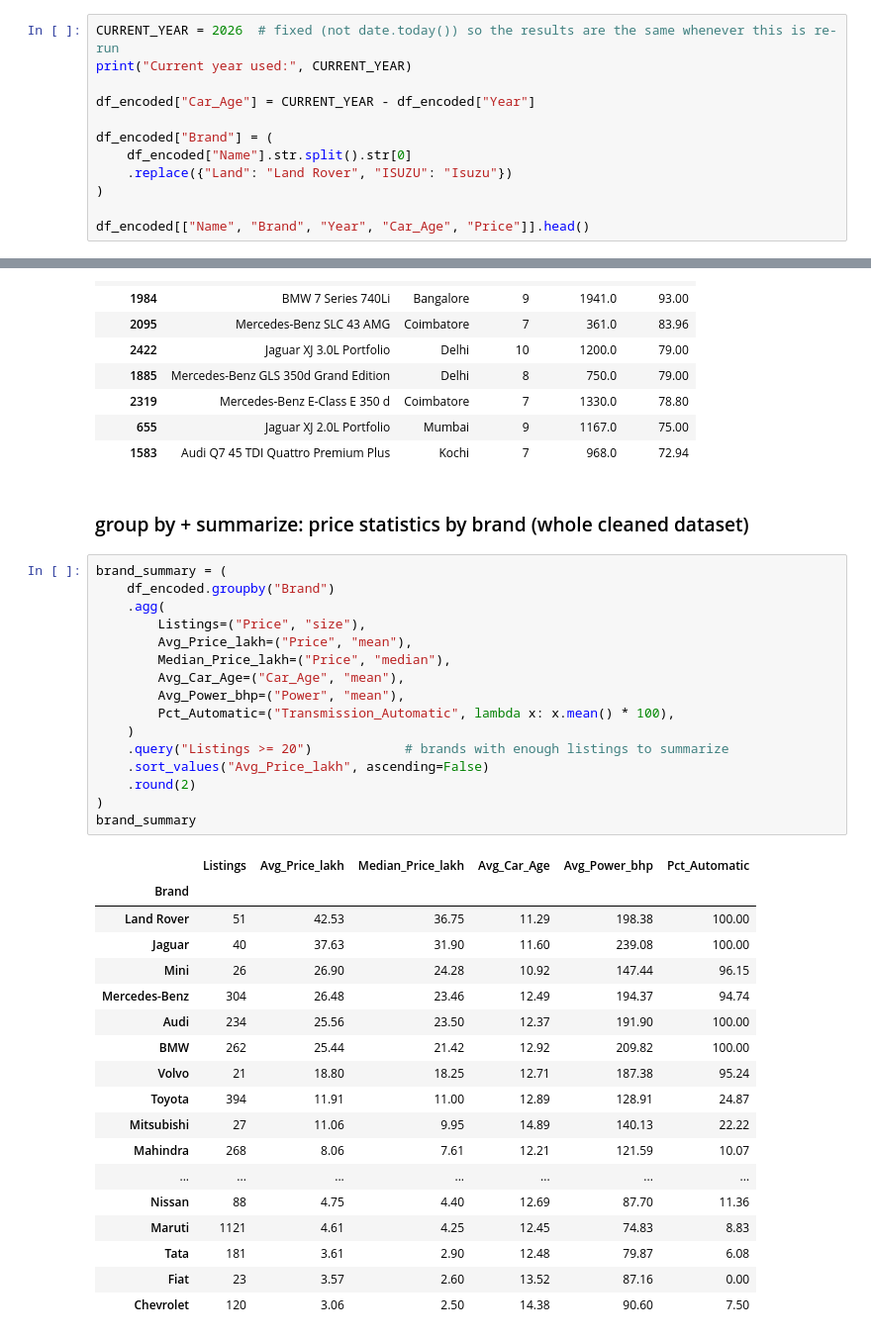
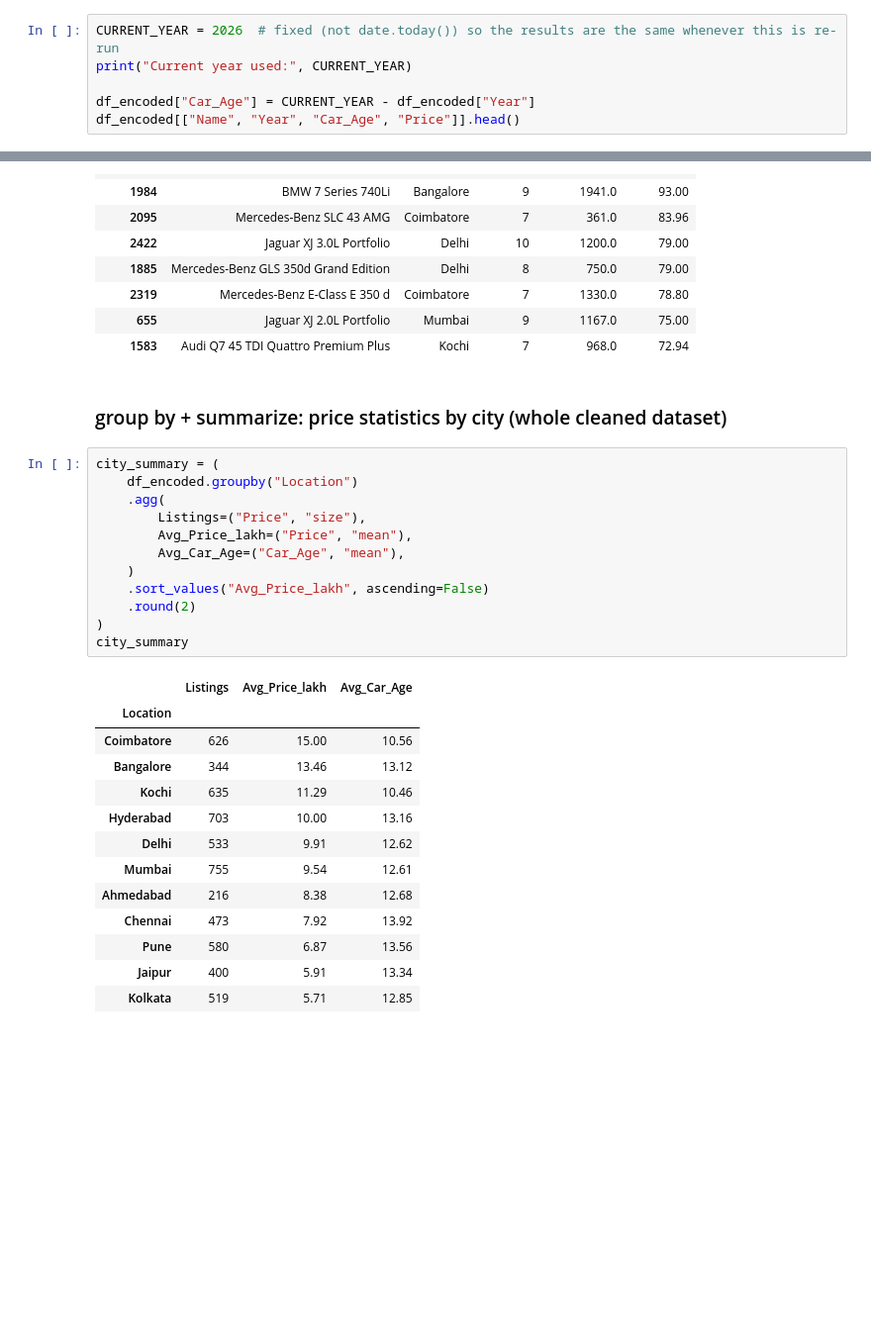
Before and after one commit to philpos1/Assignment-2, a Jupyter notebook: Q1_Used_Cars/notebooks/Q1_Used_Cars_Data_Prep.ipynb, the cells around one changed output, grey strips where cells are left out. Shown at 99% size. Drawn from its saved outputs; the diff is of its cells as text; blank space fills up the shorter version.

```diff
--- a/Q1_Used_Cars/notebooks/Q1_Used_Cars_Data_Prep.ipynb
+++ b/Q1_Used_Cars/notebooks/Q1_Used_Cars_Data_Prep.ipynb
@@ -315,12 +259,6 @@ CURRENT_YEAR = 2026  # fixed (not date.today()) so the results are the same when
 print("Current year used:", CURRENT_YEAR)
 
 df_encoded["Car_Age"] = CURRENT_YEAR - df_encoded["Year"]
-
-df_encoded["Brand"] = (
-    df_encoded["Name"].str.split().str[0]
-    .replace({"Land": "Land Rover", "ISUZU": "Isuzu"})
-)
-
-df_encoded[["Name", "Brand", "Year", "Car_Age", "Price"]].head()
+df_encoded[["Name", "Year", "Car_Age", "Price"]].head()
 # %% [output]
 Current year used: 2026
@@ -436,39 +362,30 @@ arranged[["Name", "Location", "Car_Age", "Km_per_Year", "Price_lakh"]].head(10)
 | 655 | Jaguar XJ 2.0L Portfolio | Mumbai | 9 | 1167.0 | 75.00 |
 | 1583 | Audi Q7 45 TDI Quattro Premium Plus | Kochi | 7 | 968.0 | 72.94 |
 # %% [markdown]
-### group by + summarize: price statistics by brand (whole cleaned dataset)
+### group by + summarize: price statistics by city (whole cleaned dataset)
 # %%
-brand_summary = (
-    df_encoded.groupby("Brand")
+city_summary = (
+    df_encoded.groupby("Location")
     .agg(
         Listings=("Price", "size"),
         Avg_Price_lakh=("Price", "mean"),
-        Median_Price_lakh=("Price", "median"),
         Avg_Car_Age=("Car_Age", "mean"),
-        Avg_Power_bhp=("Power", "mean"),
-        Pct_Automatic=("Transmission_Automatic", lambda x: x.mean() * 100),
     )
-    .query("Listings >= 20")            # brands with enough listings to summarize
     .sort_values("Avg_Price_lakh", ascending=False)
     .round(2)
 )
-brand_summary
+city_summary
 # %% [output]
-|  | Listings | Avg_Price_lakh | Median_Price_lakh | Avg_Car_Age | Avg_Power_bhp | Pct_Automatic |
-| Brand |  |  |  |  |  |  |
-| Land Rover | 51 | 42.53 | 36.75 | 11.29 | 198.38 | 100.00 |
-| Jaguar | 40 | 37.63 | 31.90 | 11.60 | 239.08 | 100.00 |
-| Mini | 26 | 26.90 | 24.28 | 10.92 | 147.44 | 96.15 |
-| Mercedes-Benz | 304 | 26.48 | 23.46 | 12.49 | 194.37 | 94.74 |
-| Audi | 234 | 25.56 | 23.50 | 12.37 | 191.90 | 100.00 |
-| BMW | 262 | 25.44 | 21.42 | 12.92 | 209.82 | 100.00 |
-| Volvo | 21 | 18.80 | 18.25 | 12.71 | 187.38 | 95.24 |
-| Toyota | 394 | 11.91 | 11.00 | 12.89 | 128.91 | 24.87 |
-| Mitsubishi | 27 | 11.06 | 9.95 | 14.89 | 140.13 | 22.22 |
-| Mahindra | 268 | 8.06 | 7.61 | 12.21 | 121.59 | 10.07 |
-| ... | ... | ... | ... | ... | ... | ... |
-| Nissan | 88 | 4.75 | 4.40 | 12.69 | 87.70 | 11.36 |
-| Maruti | 1121 | 4.61 | 4.25 | 12.45 | 74.83 | 8.83 |
-| Tata | 181 | 3.61 | 2.90 | 12.48 | 79.87 | 6.08 |
-| Fiat | 23 | 3.57 | 2.60 | 13.52 | 87.16 | 0.00 |
-| Chevrolet | 120 | 3.06 | 2.50 | 14.38 | 90.60 | 7.50 |
+|  | Listings | Avg_Price_lakh | Avg_Car_Age |
+| Location |  |  |  |
+| Coimbatore | 626 | 15.00 | 10.56 |
+| Bangalore | 344 | 13.46 | 13.12 |
+| Kochi | 635 | 11.29 | 10.46 |
+| Hyderabad | 703 | 10.00 | 13.16 |
+| Delhi | 533 | 9.91 | 12.62 |
+| Mumbai | 755 | 9.54 | 12.61 |
+| Ahmedabad | 216 | 8.38 | 12.68 |
+| Chennai | 473 | 7.92 | 13.92 |
+| Pune | 580 | 6.87 | 13.56 |
+| Jaipur | 400 | 5.91 | 13.34 |
+| Kolkata | 519 | 5.71 | 12.85 |
```
Also changed, not shown: parts of 15 cells of this notebook, 3 other files.
